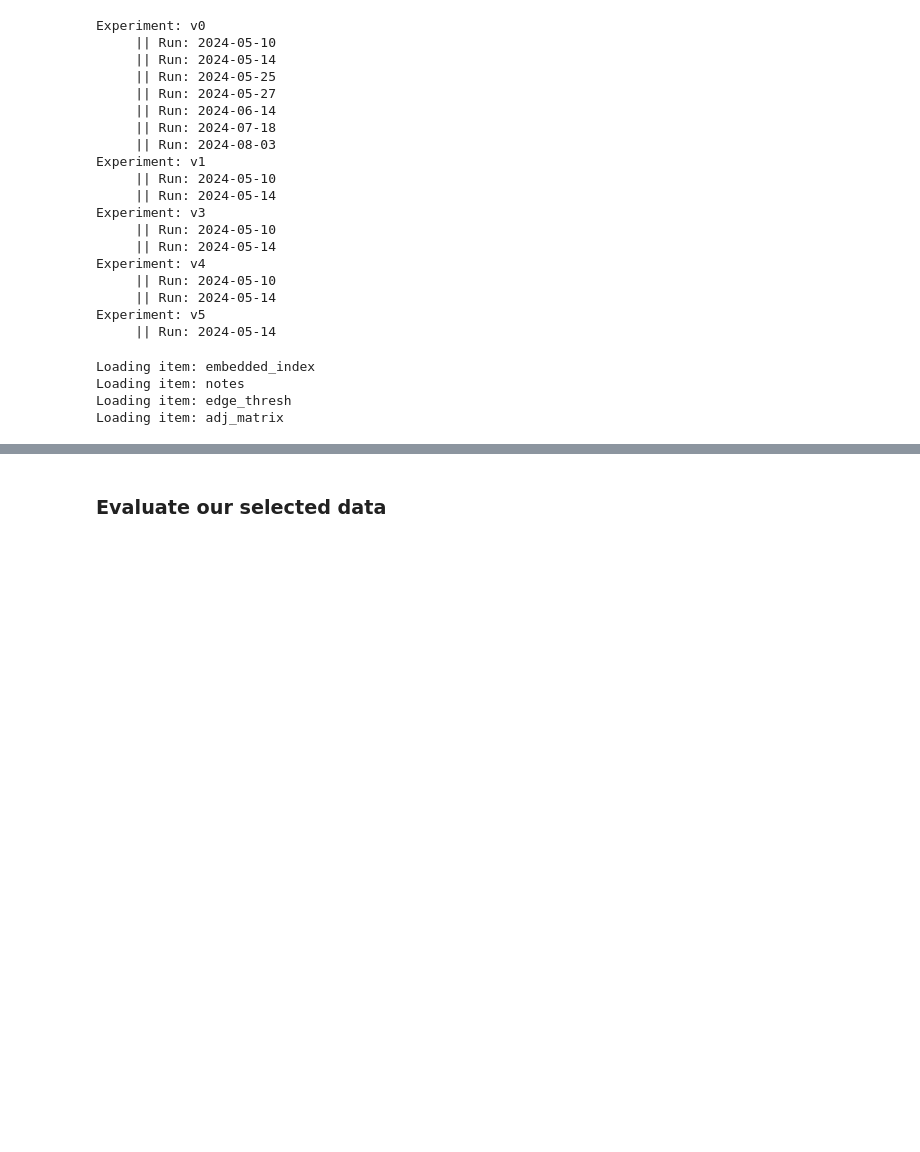
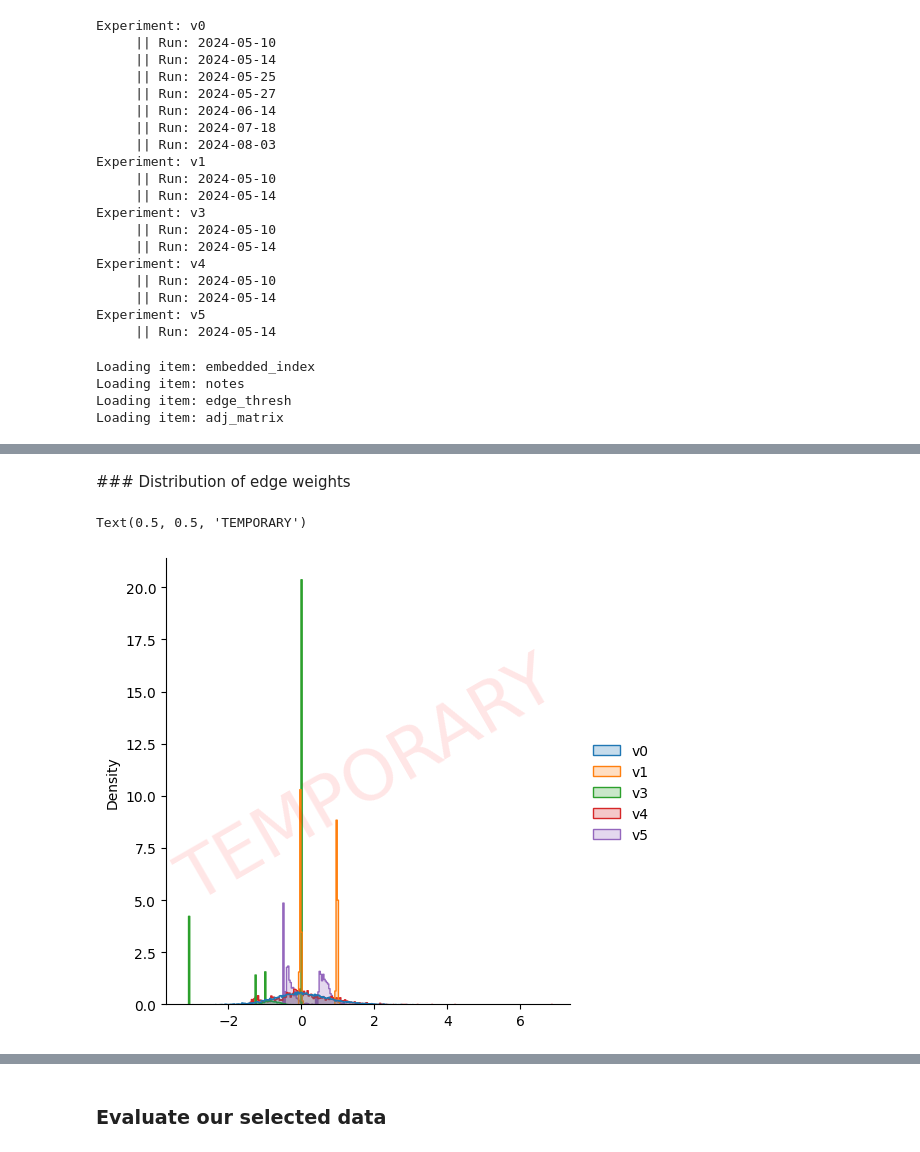
Before and after one commit to lukas-al/dissertation_rag, a Jupyter notebook: notebooks/evaluation.ipynb, the cells around one changed output, grey strips where cells are left out. Cells and saved outputs as stored; diff of their text form; code cells hidden in the pictures; blank space fills up the shorter version.

```diff
--- a/notebooks/evaluation.ipynb
+++ b/notebooks/evaluation.ipynb
@@ -59,3 +74,32 @@ Loading item: embedded_index
 Loading item: notes
 Loading item: edge_thresh
 Loading item: adj_matrix
+# %%
+test_df = pd.DataFrame(index=[0], columns=run_list.keys())
+
+weights = []
+scaled_weights_list = []
+for run_name, run_path in run_list.items():
+
+    data = {}
+    # Read the data for the specified experiment
+    for item in os.listdir('../results/' + run_path):
+        print('Loading item:', item.split('.')[0])
+
+        with open('../results/' + run_path + '/' + item, 'rb') as f:
+            data[item.split('.')[0]] = pickle.load(f)
+
+    weights_list = []
+    for node in data['adj_matrix']:
+        for node2 in data['adj_matrix'][node]:
+            weights_list.append(data['adj_matrix'][node][node2]['weight'])
+
+    weights.append(weights_list)
+
+    scaler = sklearn.preprocessing.RobustScaler()
+    scaled_weights = scaler.fit_transform(
+            np.array(weights_list).reshape(-1, 1)
+        ).flatten()
+
+    # scaled_weights = sklearn.preprocessing.normalize(np.array(weights_list).reshape(1, -1)).flatten()
+    scaled_weights_list.append(scaled_weights)
@@ -61,0 +123,6 @@ Loading item: adj_matrix
+# %%
+# Fit the scaled lists into a dataframe by padding ones which are shorted with nans
+test_df = pd.DataFrame(scaled_weights_list, index=run_list)
+test_df = test_df.transpose()
+
+test_df
@@ -61,0 +143,15 @@ Loading item: adj_matrix
+# %% [markdown]
+### Distribution of edge weights
+# %%
+g = sns.displot(test_df, element='step', stat='density', common_norm=False)
+
+# new_labels = ['V0', 'V4', 'V5']
+# for text, new_label in zip(g._legend.get_texts(), new_labels):
+#     text.set_text(new_label)
+
+# Add a watermark to the chart that says TEMPORARY
+plt.text(0.5, 0.5, 'TEMPORARY', fontsize=50, color='red', alpha=0.1,
+         ha='center', va='center', rotation=30, transform=g.ax.transAxes)
+# %% [output]
+Text(0.5, 0.5, 'TEMPORARY')
+[figure, added]
```
Also changed, not shown: parts of 12 cells of this notebook, 5 other files.
